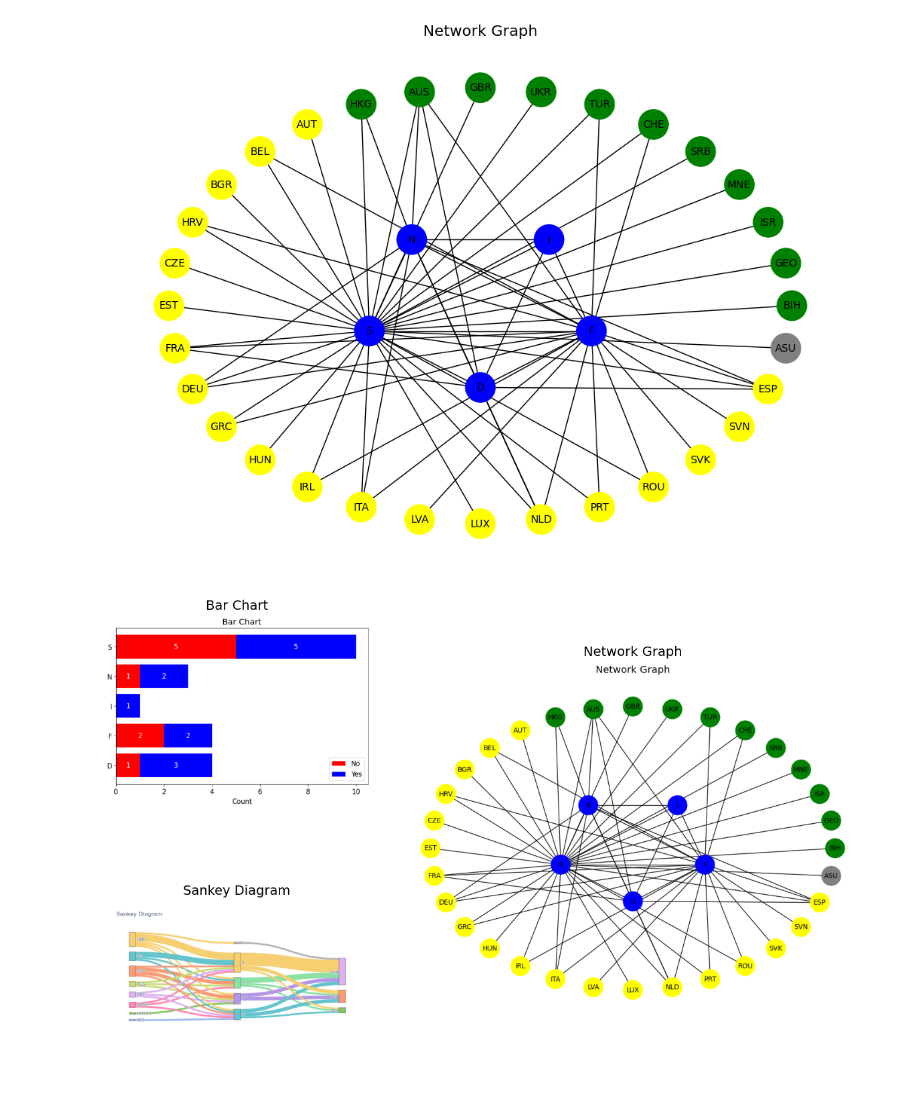
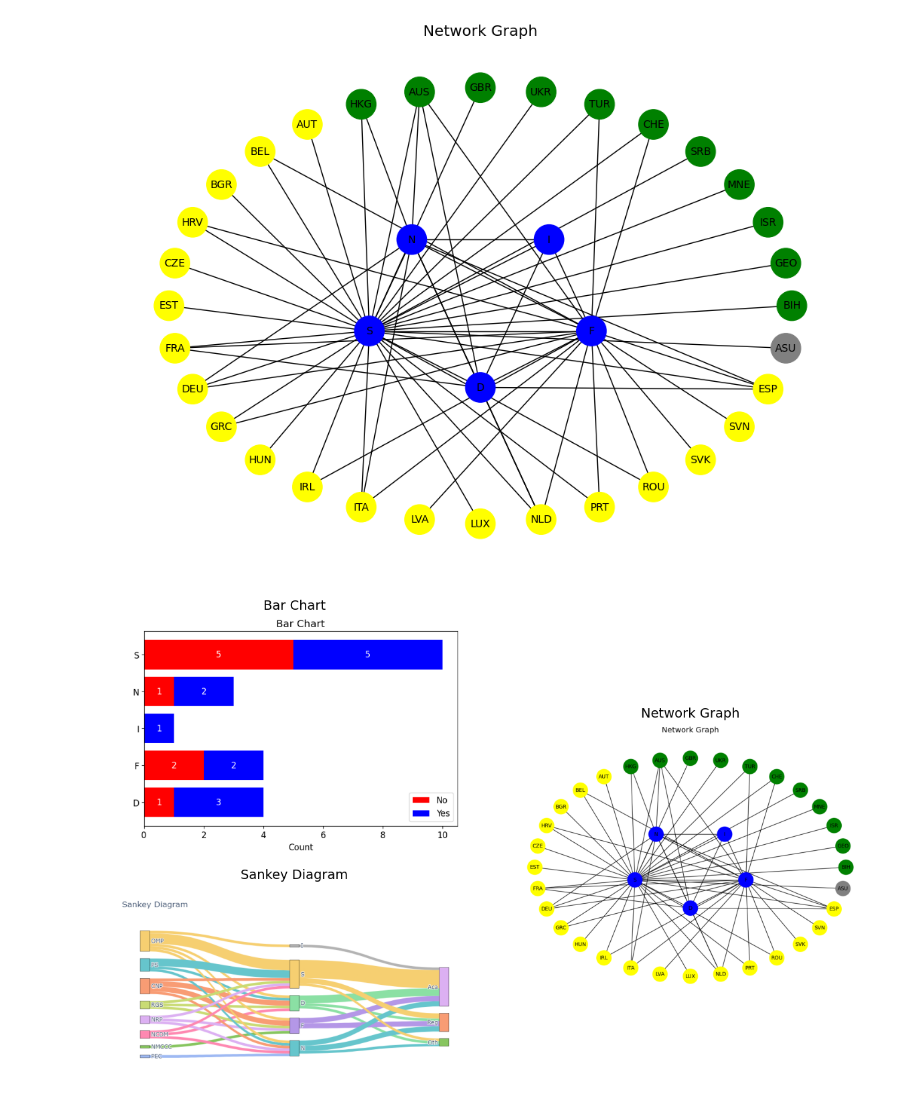
Before and after one commit to Alias314/PLOTS, a Jupyter notebook: assignment.ipynb, the cells around one changed output. Drawn from its saved outputs; the diff is of its cells as text; code cells hidden in the pictures; blank space fills up the shorter version.

Commit message:
updated collated_graphs

```diff
--- a/assignment.ipynb
+++ b/assignment.ipynb
@@ -199,37 +197,37 @@ plt.show()
 [figure]
 # %%
 fig = plt.figure(figsize=(12, 8))
-gs = fig.add_gridspec(nrows=2, ncols=2, width_ratios=[3.5, 6.5])
+gs = fig.add_gridspec(nrows=2, ncols=2, width_ratios=[5, 5])
 
 ax_bar = fig.add_subplot(gs[0, 0])
 ax_sankey = fig.add_subplot(gs[1, 0])
 ax_network = fig.add_subplot(gs[:, 1])  # spans both rows in column 1
 
 # Load the individual PNG files
 img_bar = mpimg.imread("bar_chart.png")
 img_sankey = mpimg.imread("sankey_diagram.png")
 img_network = mpimg.imread("network_graph.png")
 
 # Display the Horizontal Stacked Bar Chart in the top left subplot
 ax_bar.imshow(img_bar)
 ax_bar.axis('off')  # Hide axes
 ax_bar.set_title("Bar Chart", fontsize=14)
 
 # Display the Sankey Diagram in the bottom left subplot
 ax_sankey.imshow(img_sankey)
 ax_sankey.axis('off')
 ax_sankey.set_title("Sankey Diagram", fontsize=14)
 
 # Display the Network Graph in the right subplot
 ax_network.imshow(img_network)
 ax_network.axis('off')
 ax_network.set_title("Network Graph", fontsize=14)
 
 # Adjust layout to reduce whitespace
 plt.tight_layout()
 
 # Save the collated figure as a PNG (deliverable 3)
 plt.savefig("collated_graphs.png", dpi=300, bbox_inches='tight')
 plt.show()
 # %% [output]
-[figure, old version]
+[figure, new version]
```
Also changed, not shown: parts of 1 cell of this notebook, 2 other files.
